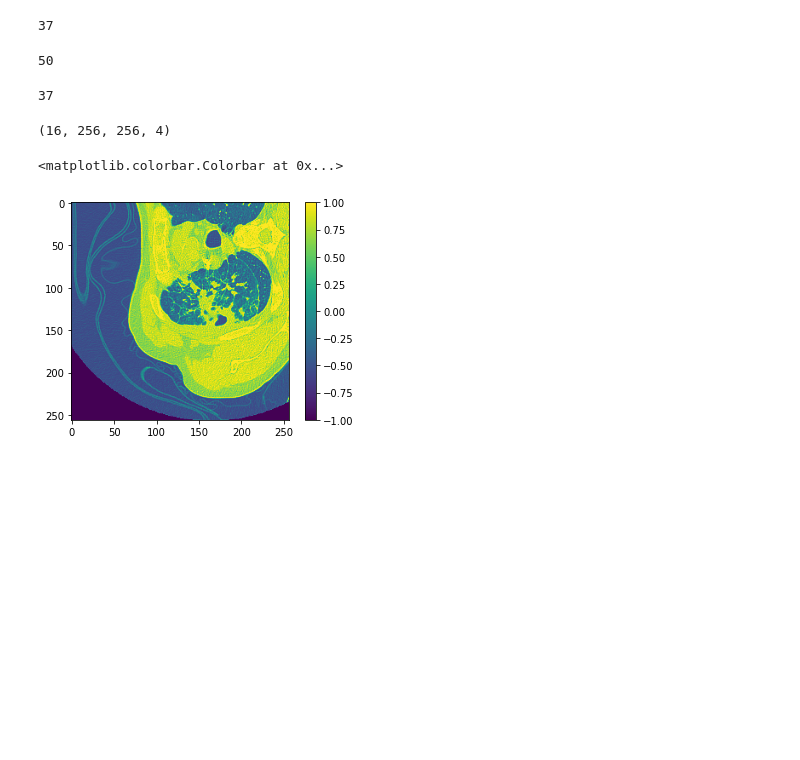
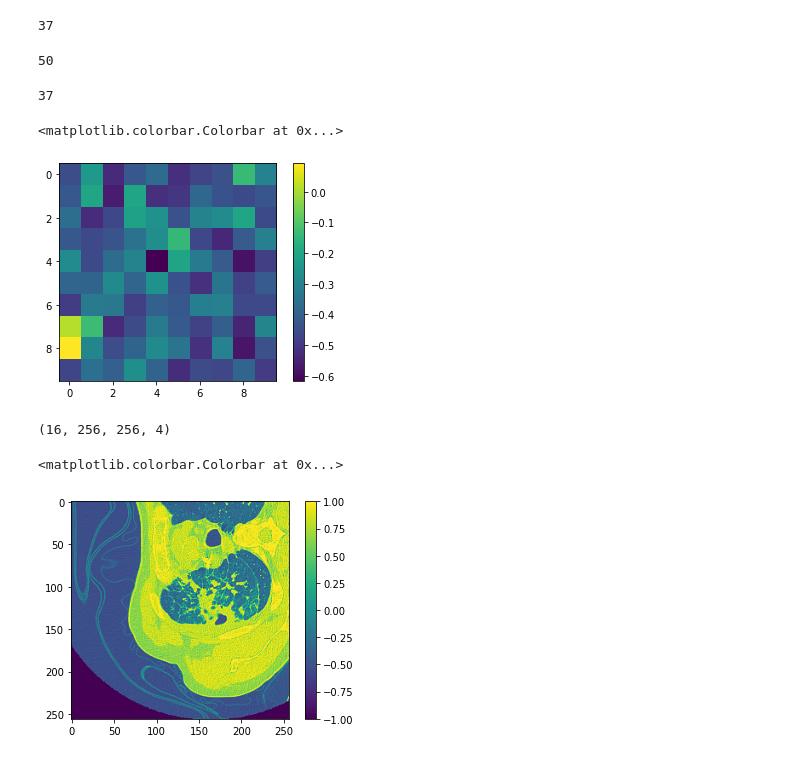
Before and after one commit to voreille/plc_segmentation, a Jupyter notebook: notebooks/explore_data.ipynb, the cells around one changed output. Saved outputs shown, nothing was run; the diff lists cells and outputs as text; code cells hidden in the pictures; blank space fills up the shorter version.

```diff
--- a/notebooks/explore_data.ipynb
+++ b/notebooks/explore_data.ipynb
@@ -51,6 +51,12 @@ ds_train = get_tf_data(
       (preprocessor(im), mask, pstatus, p_id)).batch(16)
 # %%
 images, masks, plc_status, patient_ids = next(ds_train.as_numpy_iterator())
+# %%
+plt.imshow(images[0,100:110,100:110,0])
+plt.colorbar()
+# %% [output]
+<matplotlib.colorbar.Colorbar at 0x...>
+[figure, added]
 # %%
 masks.shape
 # %% [output]
```
Also changed, not shown: 34 other files.
